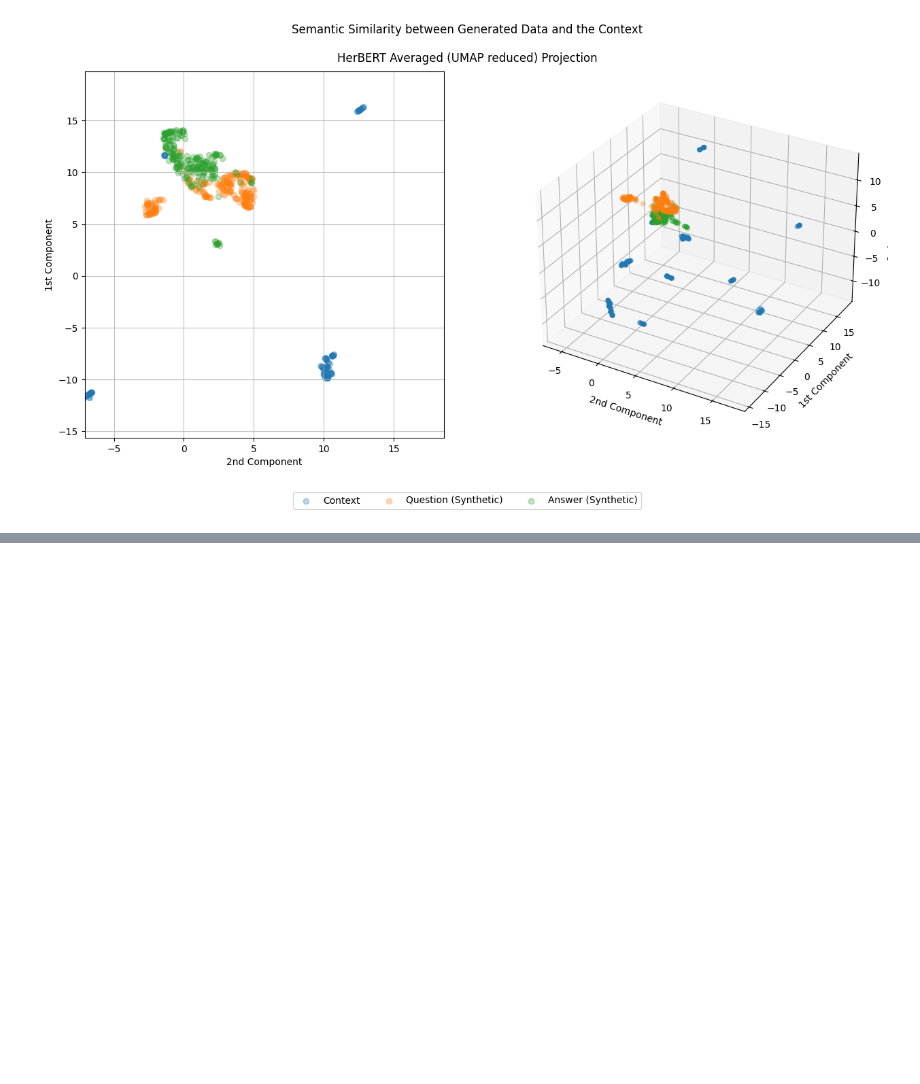
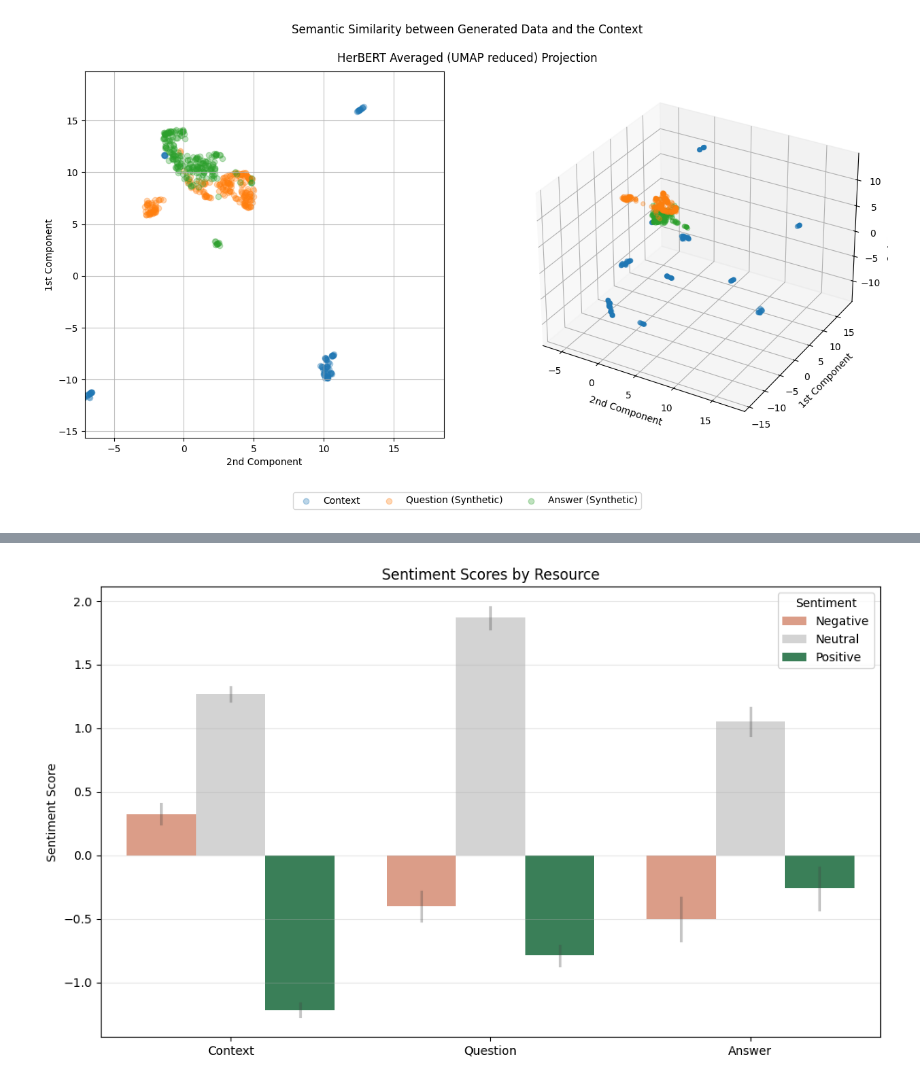
Before and after one commit to pwr-ai/JuDDGES, a Jupyter notebook: notebooks/5_synth_qa_dataset.ipynb, the cells around one changed output, grey strips where cells are left out. Saved outputs shown, nothing was run; the diff lists cells and outputs as text; code cells hidden in the pictures; blank space fills up the shorter version.

Commit message:
feat: add sentiment comparison to synth qa dataset analysis

```diff
--- a/notebooks/5_synth_qa_dataset.ipynb
+++ b/notebooks/5_synth_qa_dataset.ipynb
@@ -72,7 +73,7 @@ features_dtypes = {
 # )
 # dataset
 # %%
-synth_qa_df = pd.DataFrame.from_records(_gen_records())
+synth_qa_df = pd.DataFrame.from_records(_gen_records(client))
 synth_qa_df
 # %% [output]
 |  | question | answer | context | context_id | context_type | language |
@@ -140,7 +167,9 @@ def get_text_embeddings(
             chunks = [tokens[j : j + max_length] for j in range(0, len(tokens), max_length)]
 
             # Initialize tensor to accumulate embeddings
-            embeddings_accum = torch.zeros((len(chunks), embedder.config.hidden_size), device=device)
+            embeddings_accum = torch.zeros(
+                (len(chunks), embedder.config.hidden_size), device=device
+            )
 
             for index, chunk in enumerate(chunks):
                 # Prepare inputs
@@ -216,0 +345,30 @@ fig.savefig(str(CHARTS_DIR / f"herbert_umap_projection__{synth_qa_records_fpath.
+# %%
+# Reorder dataframe
+sent_vis_df = sentiment_df.rename(columns={col: col.capitalize() for col in id2sentiment.values()})
+sent_vis_df["resource"] = sent_vis_df["resource"].str.capitalize()
+sent_vis_df = sent_vis_df.melt(id_vars=['resource'], value_vars=map(lambda x: x.capitalize(), id2sentiment.values()), var_name='Sentiment', value_name='Score')
+
+fig, ax = plt.subplots(figsize=(10, 6))
+sns.barplot(
+    data=sent_vis_df,
+    x='resource',
+    y='Score',
+    hue='Sentiment',
+    ax=ax,
+    palette={'Negative': 'darksalmon', 'Neutral': 'lightgray', 'Positive': 'seagreen'},
+    err_kws={"alpha": 0.3}
+)
+
+# Adding titles and labels
+ax.set_title('Sentiment Scores by Resource')
+ax.set_ylabel('Sentiment Score')
+ax.set_xlabel(None)
+
+plt.legend(title='Sentiment')
+plt.tight_layout()
+plt.grid(axis='y', alpha=0.3)
+plt.show()
+
+fig.savefig(str(CHARTS_DIR / f"sentiment_comp__{synth_qa_records_fpath.stem}.png"))
+# %% [output]
+[figure, added]
```
Also changed, not shown: parts of 9 cells of this notebook, 1 other file.
